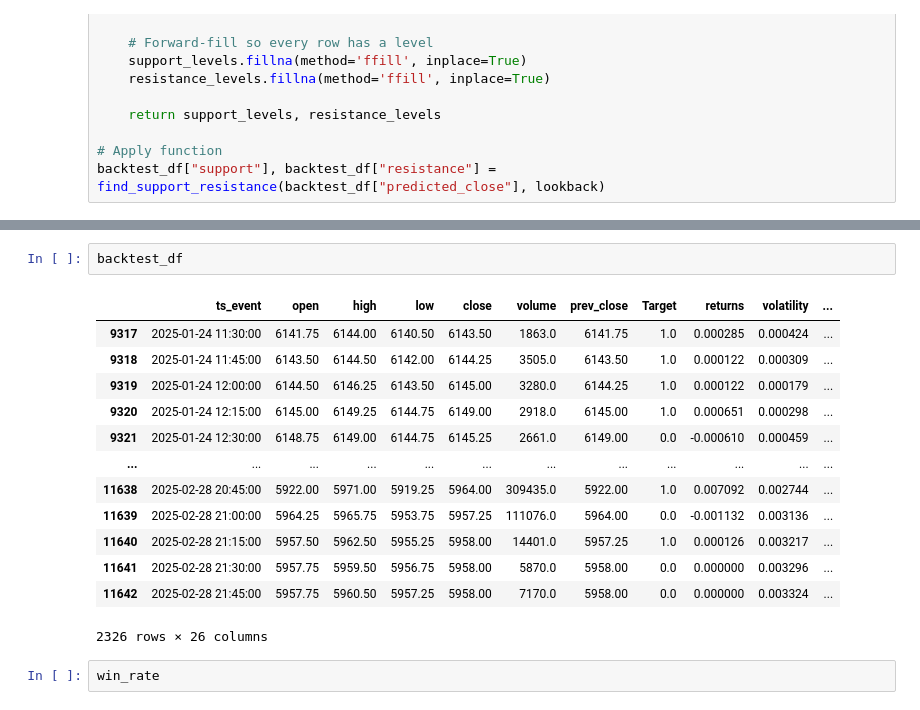
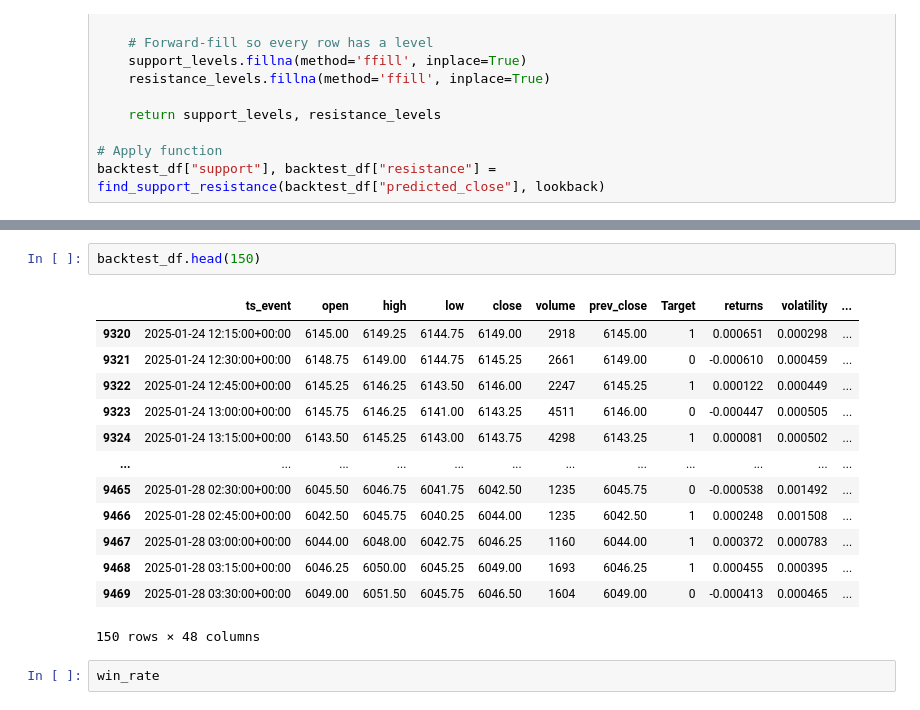
Before and after one commit to jujuaria/FutureTradingBot, a Jupyter notebook: simple_xgb.ipynb, the cells around one changed output, grey strips where cells are left out. Drawn from its saved outputs; the diff is of its cells as text.

```diff
--- a/simple_xgb.ipynb
+++ b/simple_xgb.ipynb
@@ -431,19 +467,19 @@ plt.show()
 # %%
-backtest_df
+backtest_df.head(150)
 # %% [output]
 |  | ts_event | open | high | low | close | volume | prev_close | Target | returns | volatility | ... |
-| 9317 | 2025-01-24 11:30:00 | 6141.75 | 6144.00 | 6140.50 | 6143.50 | 1863.0 | 6141.75 | 1.0 | 0.000285 | 0.000424 | ... |
-| 9318 | 2025-01-24 11:45:00 | 6143.50 | 6144.50 | 6142.00 | 6144.25 | 3505.0 | 6143.50 | 1.0 | 0.000122 | 0.000309 | ... |
-| 9319 | 2025-01-24 12:00:00 | 6144.50 | 6146.25 | 6143.50 | 6145.00 | 3280.0 | 6144.25 | 1.0 | 0.000122 | 0.000179 | ... |
-| 9320 | 2025-01-24 12:15:00 | 6145.00 | 6149.25 | 6144.75 | 6149.00 | 2918.0 | 6145.00 | 1.0 | 0.000651 | 0.000298 | ... |
-| 9321 | 2025-01-24 12:30:00 | 6148.75 | 6149.00 | 6144.75 | 6145.25 | 2661.0 | 6149.00 | 0.0 | -0.000610 | 0.000459 | ... |
+| 9320 | 2025-01-24 12:15:00+00:00 | 6145.00 | 6149.25 | 6144.75 | 6149.00 | 2918 | 6145.00 | 1 | 0.000651 | 0.000298 | ... |
+| 9321 | 2025-01-24 12:30:00+00:00 | 6148.75 | 6149.00 | 6144.75 | 6145.25 | 2661 | 6149.00 | 0 | -0.000610 | 0.000459 | ... |
+| 9322 | 2025-01-24 12:45:00+00:00 | 6145.25 | 6146.25 | 6143.50 | 6146.00 | 2247 | 6145.25 | 1 | 0.000122 | 0.000449 | ... |
+| 9323 | 2025-01-24 13:00:00+00:00 | 6145.75 | 6146.25 | 6141.00 | 6143.25 | 4511 | 6146.00 | 0 | -0.000447 | 0.000505 | ... |
+| 9324 | 2025-01-24 13:15:00+00:00 | 6143.50 | 6145.25 | 6143.00 | 6143.75 | 4298 | 6143.25 | 1 | 0.000081 | 0.000502 | ... |
 | ... | ... | ... | ... | ... | ... | ... | ... | ... | ... | ... | ... |
-| 11638 | 2025-02-28 20:45:00 | 5922.00 | 5971.00 | 5919.25 | 5964.00 | 309435.0 | 5922.00 | 1.0 | 0.007092 | 0.002744 | ... |
-| 11639 | 2025-02-28 21:00:00 | 5964.25 | 5965.75 | 5953.75 | 5957.25 | 111076.0 | 5964.00 | 0.0 | -0.001132 | 0.003136 | ... |
-| 11640 | 2025-02-28 21:15:00 | 5957.50 | 5962.50 | 5955.25 | 5958.00 | 14401.0 | 5957.25 | 1.0 | 0.000126 | 0.003217 | ... |
-| 11641 | 2025-02-28 21:30:00 | 5957.75 | 5959.50 | 5956.75 | 5958.00 | 5870.0 | 5958.00 | 0.0 | 0.000000 | 0.003296 | ... |
-| 11642 | 2025-02-28 21:45:00 | 5957.75 | 5960.50 | 5957.25 | 5958.00 | 7170.0 | 5958.00 | 0.0 | 0.000000 | 0.003324 | ... |
+| 9465 | 2025-01-28 02:30:00+00:00 | 6045.50 | 6046.75 | 6041.75 | 6042.50 | 1235 | 6045.75 | 0 | -0.000538 | 0.001492 | ... |
+| 9466 | 2025-01-28 02:45:00+00:00 | 6042.50 | 6045.75 | 6040.25 | 6044.00 | 1235 | 6042.50 | 1 | 0.000248 | 0.001508 | ... |
+| 9467 | 2025-01-28 03:00:00+00:00 | 6044.00 | 6048.00 | 6042.75 | 6046.25 | 1160 | 6044.00 | 1 | 0.000372 | 0.000783 | ... |
+| 9468 | 2025-01-28 03:15:00+00:00 | 6046.25 | 6050.00 | 6045.25 | 6049.00 | 1693 | 6046.25 | 1 | 0.000455 | 0.000395 | ... |
+| 9469 | 2025-01-28 03:30:00+00:00 | 6049.00 | 6051.50 | 6045.75 | 6046.50 | 1604 | 6049.00 | 0 | -0.000413 | 0.000465 | ... |
-2326 rows × 26 columns
+150 rows × 48 columns
 # %%
 win_rate
 # %% [output]
```
Also changed, not shown: parts of 3 cells of this notebook.
